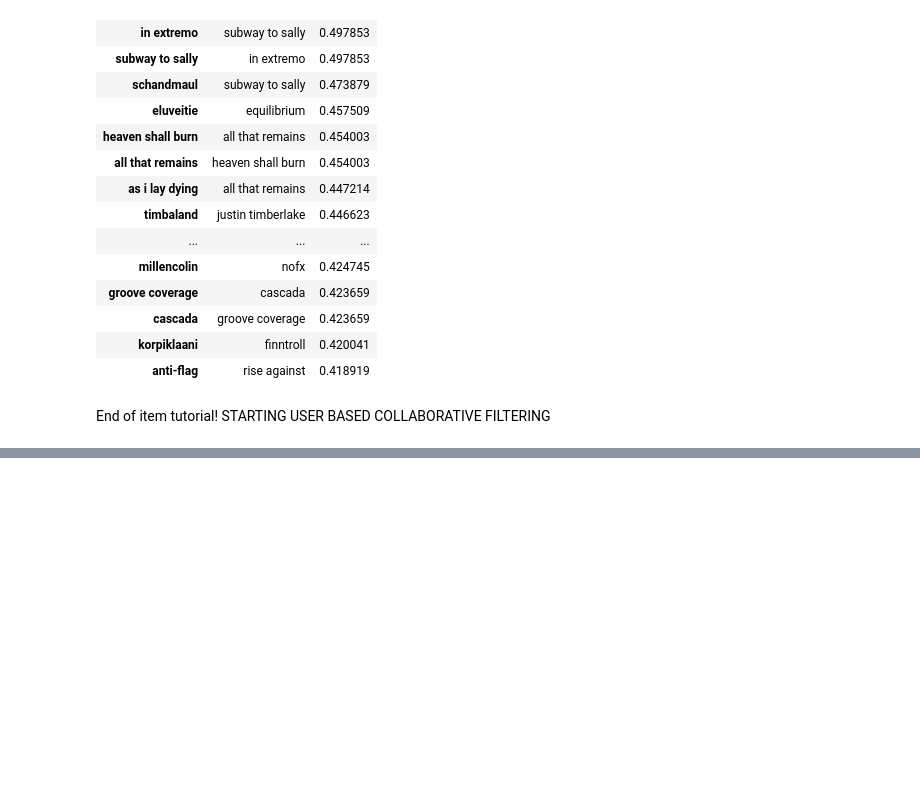
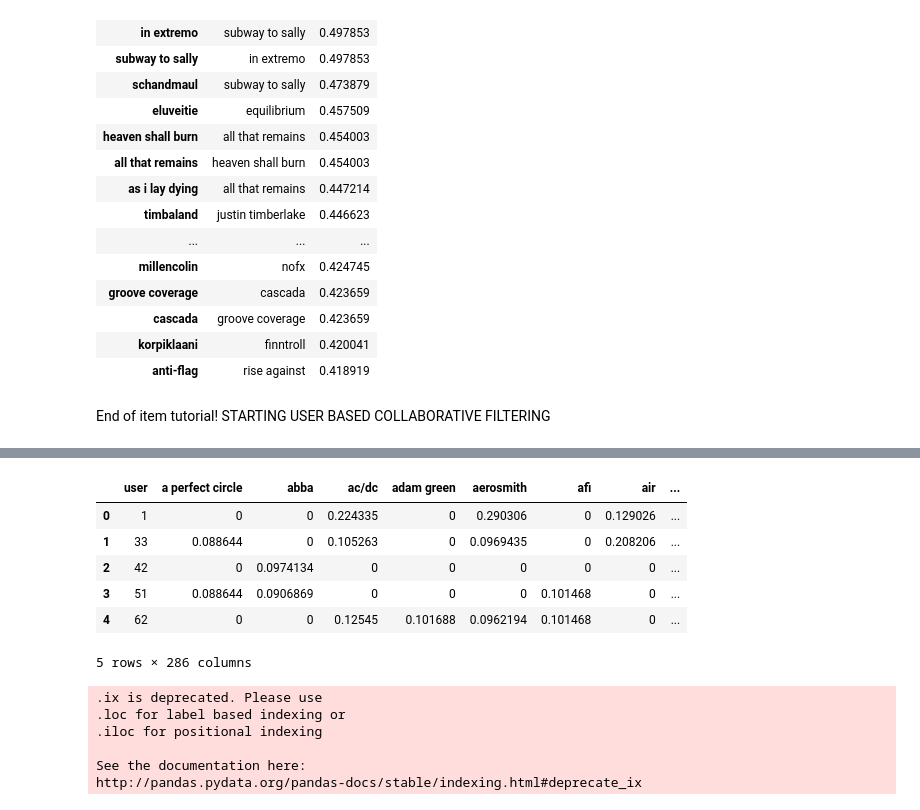
Before and after one commit to dovidburns/Springboard, a Jupyter notebook: collaborative Filtering .ipynb, the cells around one changed output, grey strips where cells are left out. Cells and saved outputs as stored; diff of their text form; code cells hidden in the pictures; blank space fills up the shorter version.

```diff
--- a/collaborative Filtering .ipynb
+++ b/collaborative Filtering .ipynb
@@ -140,0 +151,15 @@ data_sims.iloc[:,:1] = data.iloc[:,:1]
+# %%
+#Loop through all rows, skip the user column, and fill with similarity scores
+for i in range(0,len(data_sims.index)):
+    for j in range(1,len(data_sims.columns)):
+        user = data_sims.index[i]
+        product = data_sims.columns[j]
+
+        if data.ix[i][j] == 1:
+            data_sims.ix[i][j] = 0
+        else:
+            product_top_names = data_neighbours.ix[product][1:10]
+            product_top_sims = data_ibs.ix[product].sort_values(ascending=False)[1:10]
+            user_purchases = data_germany.ix[user,product_top_names]
+
+            data_sims.ix[i][j] = getScore(user_purchases,product_top_sims)
@@ -140,0 +181,20 @@ data_sims.iloc[:,:1] = data.iloc[:,:1]
+# %%
+data_sims.head()
+# %% [output]
+|  | user | a perfect circle | abba | ac/dc | adam green | aerosmith | afi | air | ... |
+| 0 | 1 | 0 | 0 | 0.224335 | 0 | 0.290306 | 0 | 0.129026 | ... |
+| 1 | 33 | 0.088644 | 0 | 0.105263 | 0 | 0.0969435 | 0 | 0.208206 | ... |
+| 2 | 42 | 0 | 0.0974134 | 0 | 0 | 0 | 0 | 0 | ... |
+| 3 | 51 | 0.088644 | 0.0906869 | 0 | 0 | 0 | 0.101468 | 0 | ... |
+| 4 | 62 | 0 | 0 | 0.12545 | 0.101688 | 0.0962194 | 0.101468 | 0 | ... |
+5 rows × 286 columns
+# %%
+data_recommend = pd.DataFrame(index=data_sims.index, columns=['user','1','2','3','4','5','6'])
+data_recommend.ix[0:,0] = data_sims.ix[:,0]
+# %% [output]
+.ix is deprecated. Please use
+.loc for label based indexing or
+.iloc for positional indexing
+
+See the documentation here:
+http://pandas.pydata.org/pandas-docs/stable/indexing.html#deprecate_ix
```
Also changed, not shown: parts of 8 cells of this notebook.
